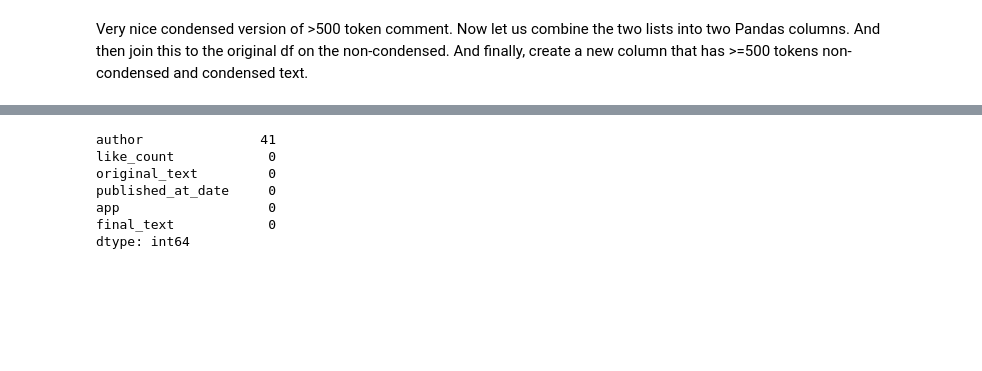
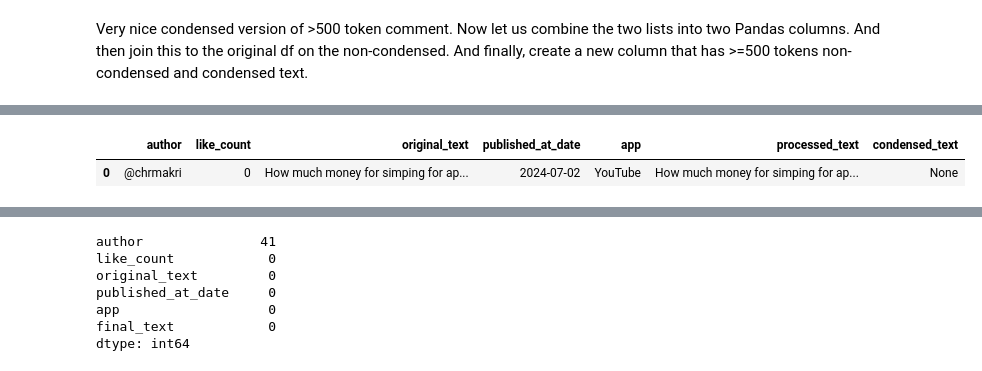
Before and after one commit to mindyng/2024-Business-Projects, a Jupyter notebook: wwdc-2024-sentiment-analysis.ipynb, the cells around one changed output, grey strips where cells are left out. Cells and saved outputs as stored; diff of their text form; code cells hidden in the pictures; blank space fills up the shorter version.

```diff
--- a/wwdc-2024-sentiment-analysis.ipynb
+++ b/wwdc-2024-sentiment-analysis.ipynb
@@ -684,3 +737,8 @@ len(summarized_df)
+# %%
+summarized_df.head(1)
+# %% [output]
+|  | author | like_count | original_text | published_at_date | app | processed_text | condensed_text |
+| 0 | @chrmakri | 0 | How much money for simping for ap... | 2024-07-02 | YouTube | How much money for simping for ap... | None |
 # %%
 # Create one column without NaN (coalesce) and eliminate extraneous columns before sentiment/emotion classification
 # Compare/Check original comment to condensed versions
```
Also changed, not shown: parts of 63 cells of this notebook.
